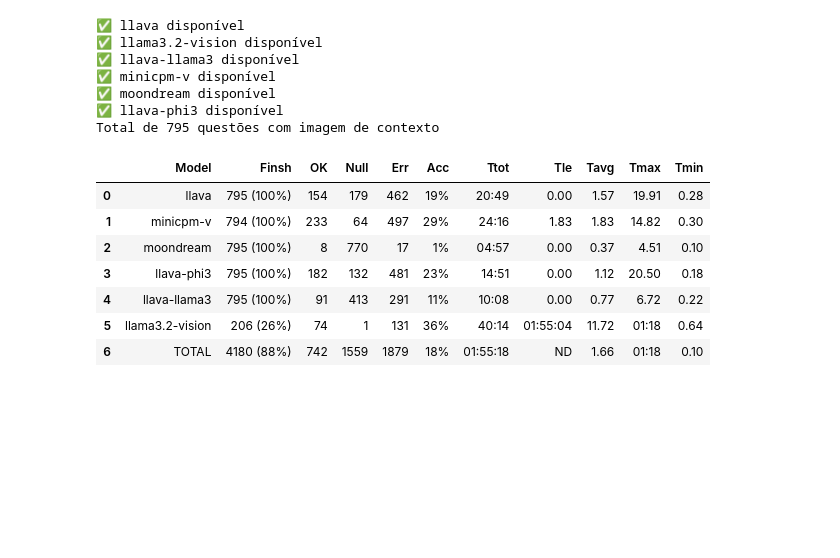
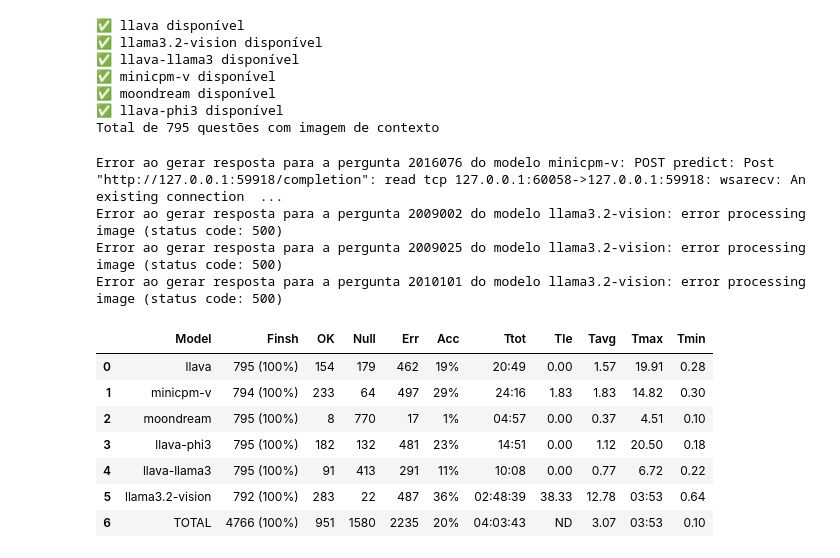
Before and after one commit to rubdelima/estuda-ia, a Jupyter notebook: 01-Predict.ipynb, the cells around one changed output. Cells and saved outputs as stored; diff of their text form; code cells hidden in the pictures; blank space fills up the shorter version.

```diff
--- a/01-Predict.ipynb
+++ b/01-Predict.ipynb
@@ -62,24 +126,28 @@ print(f"Total de {len(context_questions)} questões com imagem de contexto")
 ✅ llava-phi3 disponível
 Total de 795 questões com imagem de contexto
 # %%
-test_ollama_models(
+test_result_context_vision = test_ollama_models(
     models = sorted(available_visions_models, key=lambda x : len(x)),
     questions = context_questions,
     predict_file ="./predict_data/correct_context.json",
 )
 
 # Error ao gerar resposta para a pergunta 2016076 do modelo minicpm-v: POST predict: Post "http://127.0.0.1:50544/completion": read tcp 127.0.0.1:50546->127.0.0.1:50544: wsarecv: An existing connection was forcibly closed by the remote host. (status code: 500)
 
 test_table("./predict_data/correct_context.json", len(context_questions))
 # %% [output]
+Error ao gerar resposta para a pergunta 2016076 do modelo minicpm-v: POST predict: Post "http://127.0.0.1:59918/completion": read tcp 127.0.0.1:60058->127.0.0.1:59918: wsarecv: An existing connection  ...
+Error ao gerar resposta para a pergunta 2009002 do modelo llama3.2-vision: error processing image (status code: 500)
+Error ao gerar resposta para a pergunta 2009025 do modelo llama3.2-vision: error processing image (status code: 500)
+Error ao gerar resposta para a pergunta 2010101 do modelo llama3.2-vision: error processing image (status code: 500)
 |  | Model | Finsh | OK | Null | Err | Acc | Ttot | Tle | Tavg | Tmax | Tmin |
 | 0 | llava | 795 (100%) | 154 | 179 | 462 | 19% | 20:49 | 0.00 | 1.57 | 19.91 | 0.28 |
 | 1 | minicpm-v | 794 (100%) | 233 | 64 | 497 | 29% | 24:16 | 1.83 | 1.83 | 14.82 | 0.30 |
 | 2 | moondream | 795 (100%) | 8 | 770 | 17 | 1% | 04:57 | 0.00 | 0.37 | 4.51 | 0.10 |
 | 3 | llava-phi3 | 795 (100%) | 182 | 132 | 481 | 23% | 14:51 | 0.00 | 1.12 | 20.50 | 0.18 |
 | 4 | llava-llama3 | 795 (100%) | 91 | 413 | 291 | 11% | 10:08 | 0.00 | 0.77 | 6.72 | 0.22 |
-| 5 | llama3.2-vision | 206 (26%) | 74 | 1 | 131 | 36% | 40:14 | 01:55:04 | 11.72 | 01:18 | 0.64 |
-| 6 | TOTAL | 4180 (88%) | 742 | 1559 | 1879 | 18% | 01:55:18 | ND | 1.66 | 01:18 | 0.10 |
+| 5 | llama3.2-vision | 792 (100%) | 283 | 22 | 487 | 36% | 02:48:39 | 38.33 | 12.78 | 03:53 | 0.64 |
+| 6 | TOTAL | 4766 (100%) | 951 | 1580 | 2235 | 20% | 04:03:43 | ND | 3.07 | 03:53 | 0.10 |
 # %%
 from ollama_help.runner import test_ollama_multi_models
 import random
```
Also changed, not shown: parts of 12 cells of this notebook, 5 other files.
